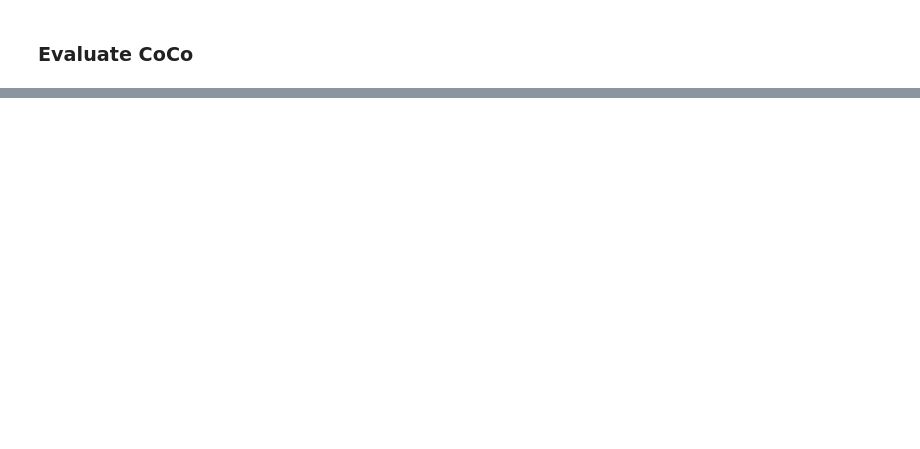
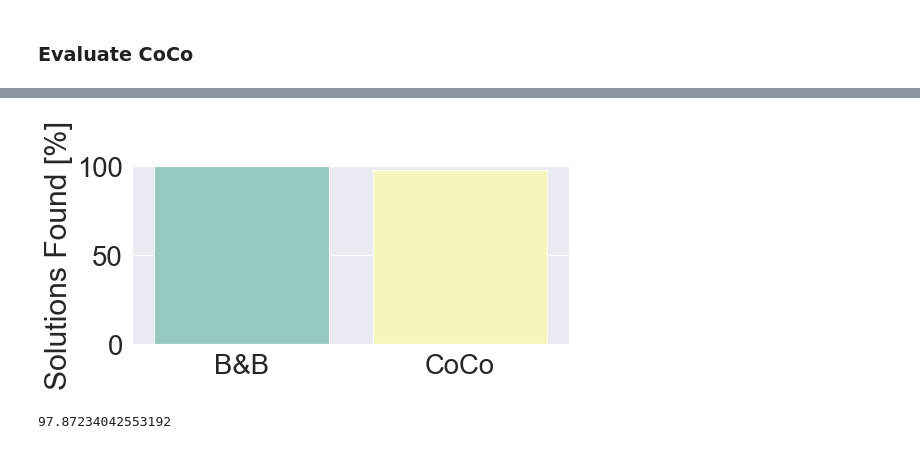
Before and after one commit to acauligi/energy291-project, a Jupyter notebook: data_generation.ipynb, the cells around one changed output, grey strips where cells are left out. Saved outputs shown, nothing was run; the diff lists cells and outputs as text; code cells hidden in the pictures; blank space fills up the shorter version.

```diff
--- a/data_generation.ipynb
+++ b/data_generation.ipynb
@@ -322,0 +415,20 @@ prob_success, true_cost, ip_solve_time, optvals = prob.solve_bin_problem(prob_pa
+# %%
+results = {}
+results = {'B&B':[100.0], 'CoCo':[coco_percentage]}
+results = pd.DataFrame(results)
+
+plt.figure(figsize=(8,4))
+plt.ylim(0,100)
+plt.tight_layout()
+
+ax_success = sns.barplot(data=results, palette="Set3")
+ax_success.set(xlabel="", ylabel="Solutions Found [%]")
+
+figure = ax_success.get_figure()
+# figure.savefig("figs/percent_success.png", bbox_inches='tight')
+# %% [output]
+[figure, added]
+# %%
+coco_percentage
+# %% [output]
+97.87234042553192
```
Also changed, not shown: parts of 26 cells of this notebook, 2 other files.
